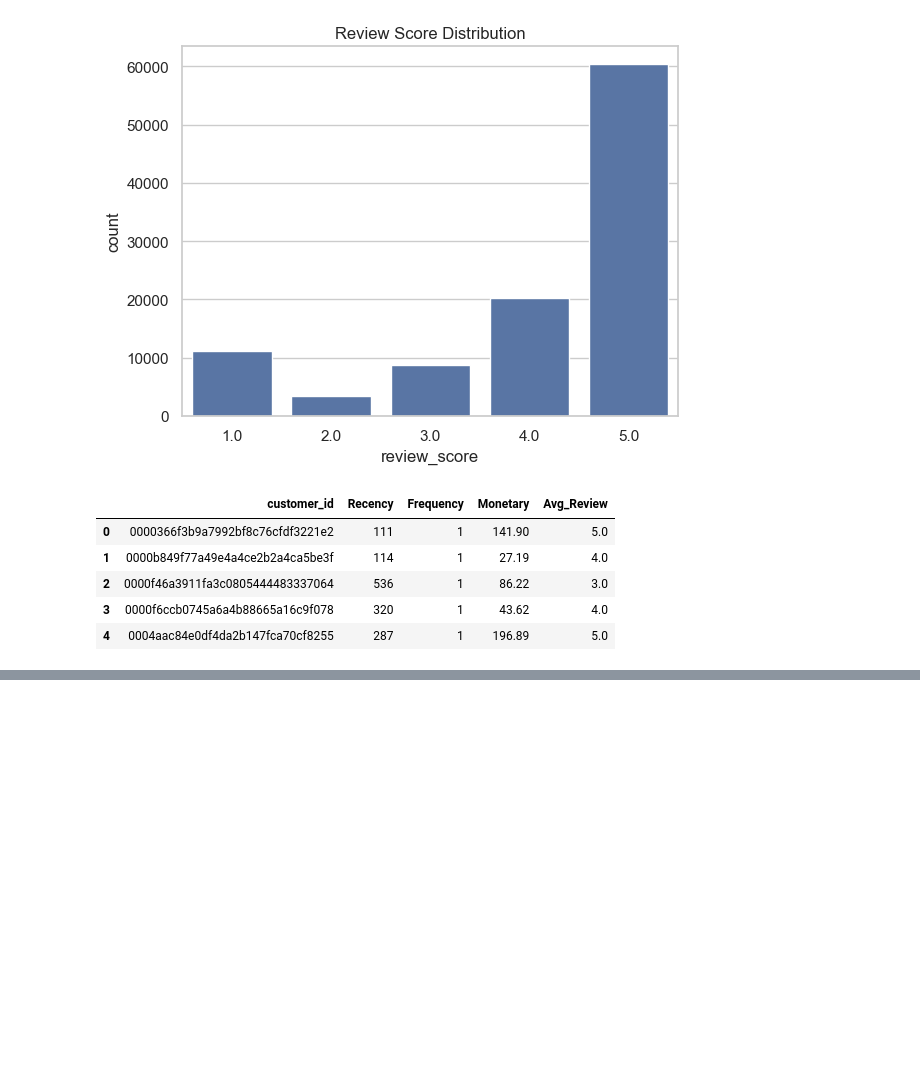
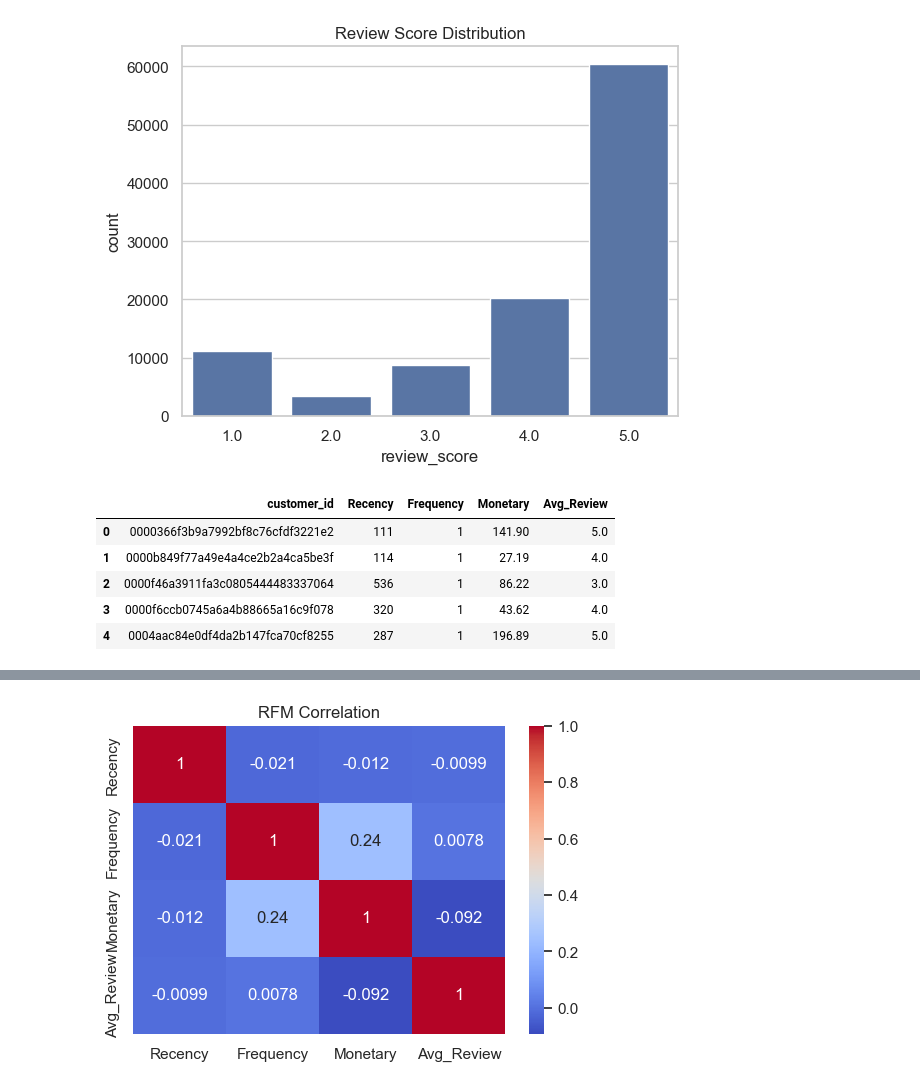
Before and after one commit to sahu5jay/Customer_Segmentation, a Jupyter notebook: notebook/eda.ipynb, the cells around one changed output, grey strips where cells are left out. Saved outputs shown, nothing was run; the diff lists cells and outputs as text; code cells hidden in the pictures; blank space fills up the shorter version.

```diff
--- a/notebook/eda.ipynb
+++ b/notebook/eda.ipynb
@@ -122,0 +144,12 @@ customer_df.head()
+# %%
+# Correlation
+plt.figure(figsize=(6,4))
+sns.heatmap(
+    customer_df[['Recency','Frequency','Monetary','Avg_Review']].corr(),
+    annot=True,
+    cmap="coolwarm"
+)
+plt.title("RFM Correlation")
+plt.show()
+# %% [output]
+[figure, added]
```
Also changed, not shown: parts of 4 cells of this notebook.
